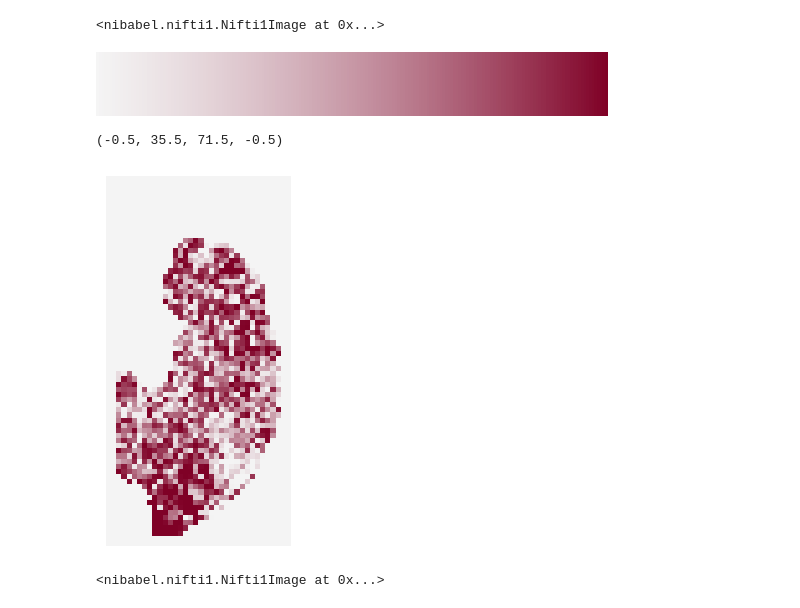
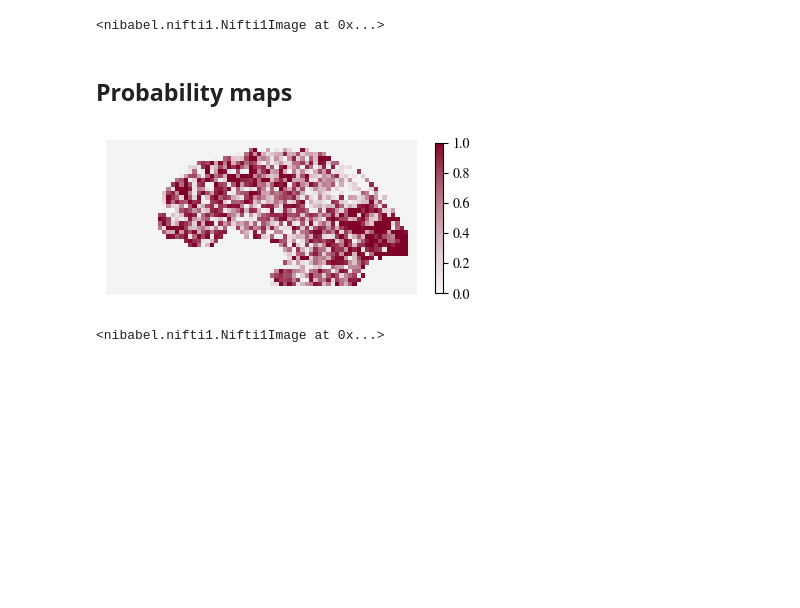
Before and after one commit to juanesfco/Thesis, a Jupyter notebook: realData.ipynb, the cells around one changed output. Cells and saved outputs as stored; diff of their text form; code cells hidden in the pictures; blank space fills up the shorter version.

```diff
--- a/realData.ipynb
+++ b/realData.ipynb
@@ -142,28 +183,23 @@ pMap_UM = unmask(pMap,mask_img)
 pMap_UM
 # %% [output]
 <nibabel.nifti1.Nifti1Image at 0x...>
-# %%
-import matplotlib as mpl
-import numpy as np
-
-ci = np.array([235,235,235,128])/256
-cf = np.array([128,0,38,255])/256
-
-cmap = np.ones((192,4))
-for i in range(4):
-    cmap[:,i] = np.linspace(ci[i],cf[i],192)
-
-cmap = mpl.colors.ListedColormap(cmap, name='myColorMap', N=cmap.shape[0])
-cmap
-# %% [output]
-[figure, removed]
-# %%
-import matplotlib.pyplot as plt
-plt.imshow(pMap_UM.get_fdata()[36,:,:],cmap=cmap)
-plt.axis('off')
-# %% [output]
-(-0.5, 35.5, 71.5, -0.5)
-[figure, removed]
+# %% [markdown]
+## Probability maps
+# %%
+import matplotlib.pyplot as plt
+import matplotlib
+
+matplotlib.rcParams['mathtext.fontset'] = 'cm'
+matplotlib.rcParams['font.family'] = 'STIXGeneral'
+
+plt.figure(figsize=(5,3))
+img = pMap_UM.get_fdata()[36,:,:]
+plt.imshow(img.T[::-1,:],cmap=cmap)
+plt.colorbar(shrink=0.65)
+plt.axis('off')
+plt.savefig('Thesis_MS_ScientificComputing_FlorezCoronel_JuanE/images/pMapEx.png', transparent=True, bbox_inches = 'tight',dpi=1000)
+# %% [output]
+[figure, added]
 # %%
 from nilearn.image import new_img_like
 NIFTI = new_img_like(pMap_UM, pMap_UM.get_fdata())
```
Also changed, not shown: parts of 19 cells of this notebook, 6 other files.
